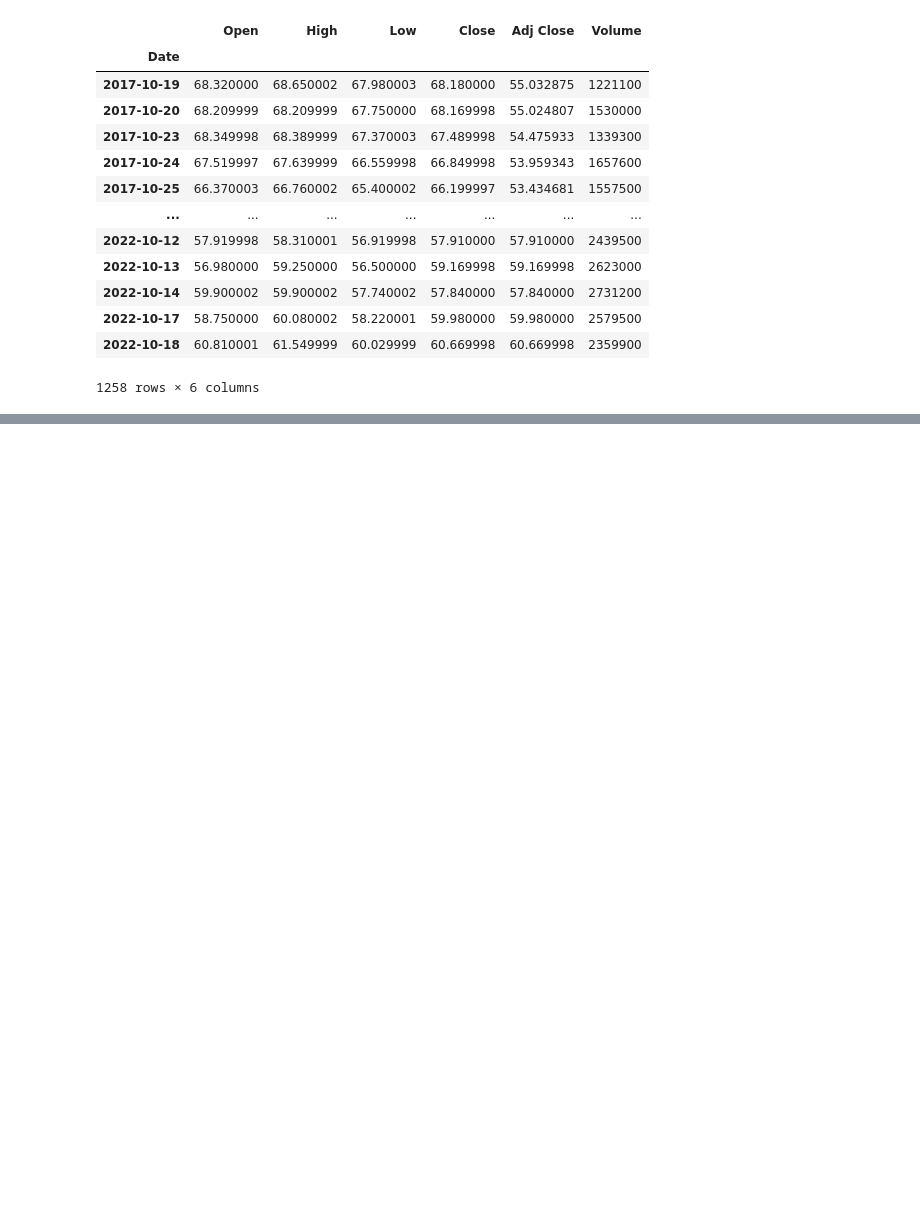
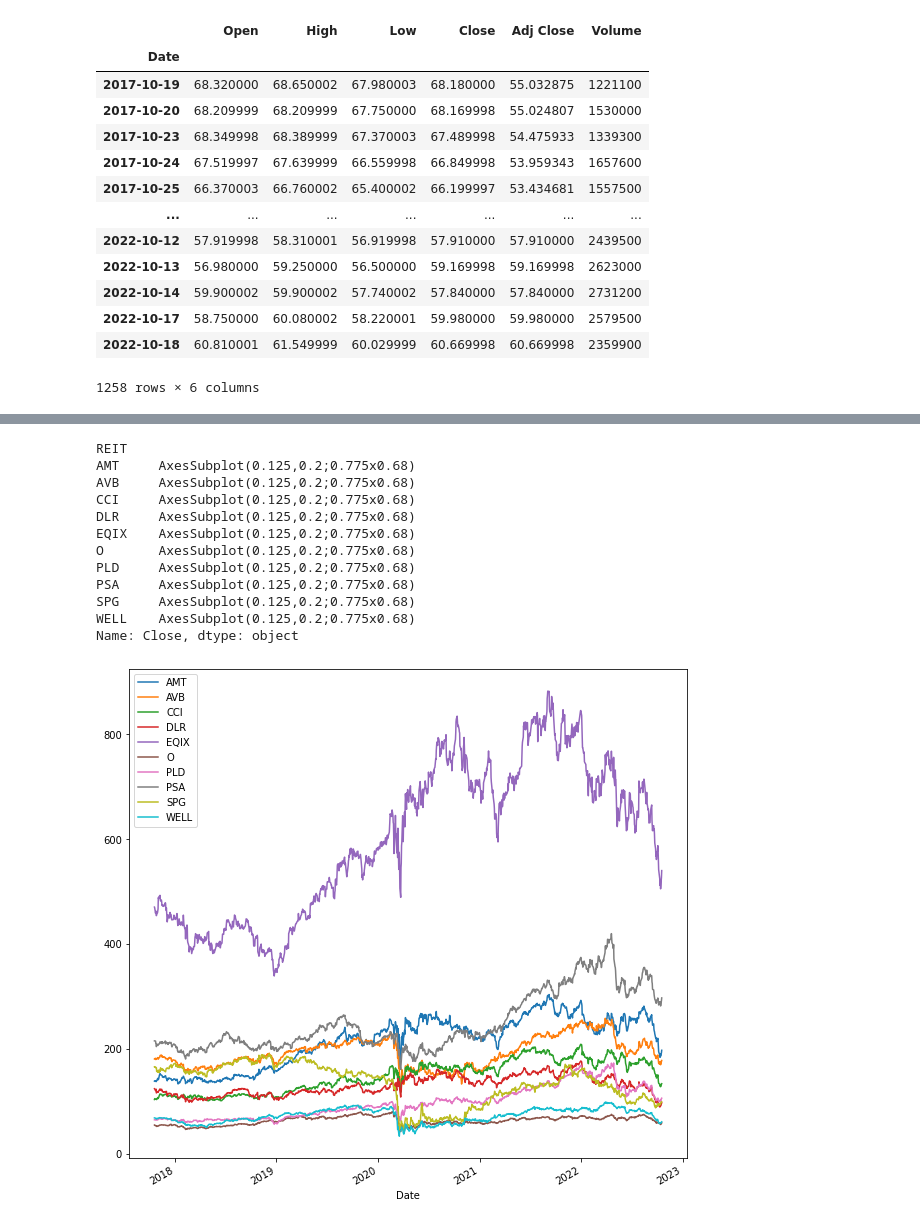
Before and after one commit to kylecase/REIT-Time-Series-Analysis-Using-Prophet, a Jupyter notebook: FinTech_Project_2.ipynb, the cells around one changed output, grey strips where cells are left out. Saved outputs shown, nothing was run; the diff lists cells and outputs as text; code cells hidden in the pictures; blank space fills up the shorter version.

```diff
--- a/FinTech_Project_2.ipynb
+++ b/FinTech_Project_2.ipynb
@@ -289,0 +289,13 @@ pd.concat([df_AMT, df_AVB, df_CCI, df_DLR, df_EQIX, df_O, df_PLD, df_PSA, df_SPG
+# %%
+reit_df_axis0
+
+#reit_df_axis0_dropped = reit_df_axis0.drop(columns=["Adj Close"])
+#reit_df_axis0_dropped
+
+reit_df_axis0 = reit_df_axis0.reset_index()
+reit_df_axis0 = reit_df_axis0.set_index("Date")
+reit_df_axis0
+reit_df_axis0 = reit_df_axis0.rename(columns={"level_0": "REIT"})
+reit_df_axis0
+reit_df_grouped_by_close = reit_df_axis0.groupby("REIT")["Close"]
+reit_df_grouped_by_close.head()
@@ -289,0 +320,17 @@ pd.concat([df_AMT, df_AVB, df_CCI, df_DLR, df_EQIX, df_O, df_PLD, df_PSA, df_SPG
+# %%
+# Plot the REIT dataframe using a line plot
+reit_df_grouped_by_close.plot(legend=True, figsize=(10, 10))
+# %% [output]
+REIT
+AMT     AxesSubplot(0.125,0.2;0.775x0.68)
+AVB     AxesSubplot(0.125,0.2;0.775x0.68)
+CCI     AxesSubplot(0.125,0.2;0.775x0.68)
+DLR     AxesSubplot(0.125,0.2;0.775x0.68)
+EQIX    AxesSubplot(0.125,0.2;0.775x0.68)
+O       AxesSubplot(0.125,0.2;0.775x0.68)
+PLD     AxesSubplot(0.125,0.2;0.775x0.68)
+PSA     AxesSubplot(0.125,0.2;0.775x0.68)
+SPG     AxesSubplot(0.125,0.2;0.775x0.68)
+WELL    AxesSubplot(0.125,0.2;0.775x0.68)
+Name: Close, dtype: object
+[figure, added]
```
Also changed, not shown: parts of 18 cells of this notebook.
